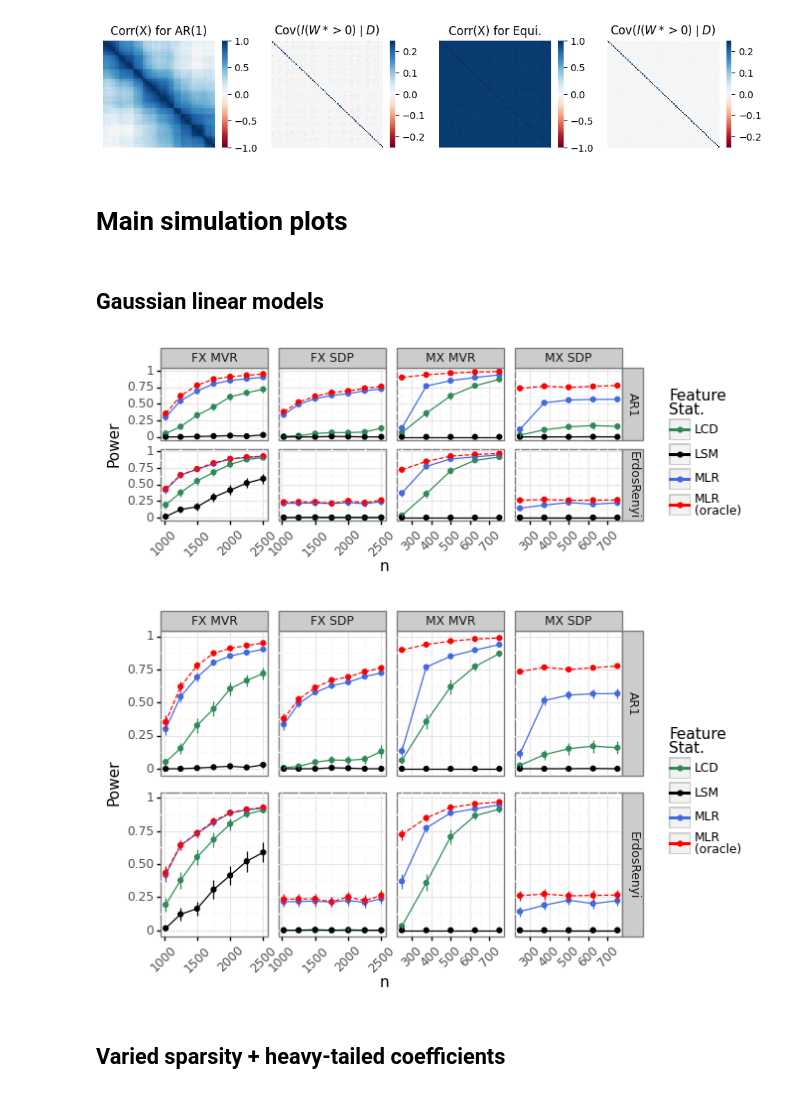
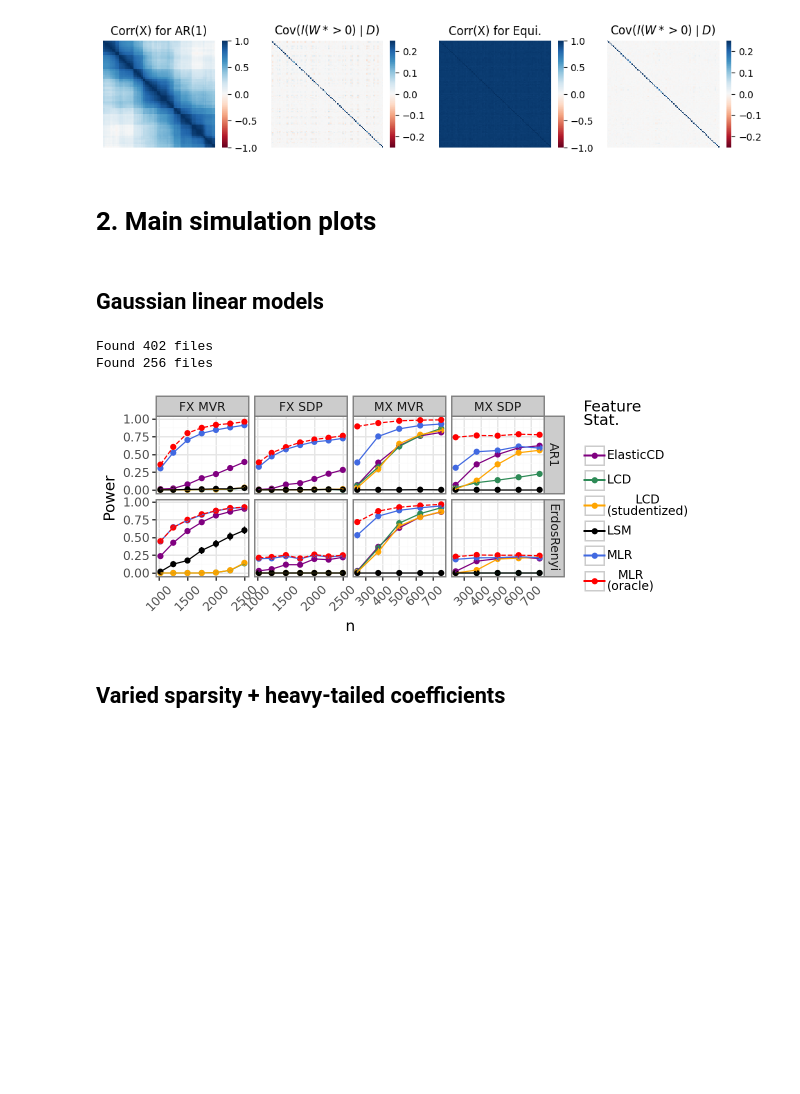
Before and after one commit to amspector100/mlr_knockoff_paper, a Jupyter notebook: final-plots/final_plots.ipynb, the cells around one changed output. Saved outputs shown, nothing was run; the diff lists cells and outputs as text; code cells hidden in the pictures; blank space fills up the shorter version.

```diff
--- a/final-plots/final_plots.ipynb
+++ b/final-plots/final_plots.ipynb
@@ -10,7 +12,6 @@ import numpy as np
 import scipy as sp
 import pandas as pd
 from scipy import stats
-import scipy.special
 sys.path.insert(0, "../../../knockpy-dev/knockpy/")
 import knockpy
 print(knockpy.__version__)
@@ -28,10 +29,11 @@ def calc_mean_sem(data, group_vals, meas, trunc_zero=True):
     Groups data by group_vals and then calculates mean, standard error
     for each column.
     """
-    agg_df = data.groupby(group_vals)[meas].agg(['mean', 'sem']).reset_index()
+    agg_df = data.groupby(group_vals)[meas].agg(['mean', 'sem', 'count']).reset_index()
     for m in meas:
         agg_df[f'{m}_mean'] = agg_df[m]['mean']
         agg_df[f'{m}_se'] = agg_df[m]['sem']
+        agg_df[f'{m}_count'] = agg_df[m]['count']
         agg_df[f'{m}_ymin'] =  agg_df[f'{m}_mean'] - 2*agg_df[f'{m}_se']
         if trunc_zero:
             agg_df[f'{m}_ymin'] = np.maximum(0, agg_df[f'{m}_ymin'])
@@ -316,30 +362,25 @@ Power is 0.1
 Maximum off-diagonal element is 0.024290819081908138.
 [figure]
 # %% [markdown]
-# Main simulation plots
+# 2. Main simulation plots
 # %% [markdown]
 ## Gaussian linear models
 # %%
-dates = ['2022-08-19', '2022-08-19', '2022-08-21']# '2022-08-17']
-times = ['00-49-58', '00-50-43', '16-09-18']
-dfs = []
-for d, t in zip(dates, times):
-    df = pd.read_csv(f"../data/main/{d}/{t}/results.csv")
-    dfs.append(df)
-all_df = pd.concat(dfs)
+all_df = load_data_by_job_id("1504858")
+all_df = all_df.loc[all_df['mx']] # there was a bug with the FX sim on this run
+all_df = pd.concat([all_df, load_data_by_job_id("1601609")])
 all_df['mx'] = all_df['mx'].astype(str).map({"True":"MX", "False":"FX"})
-all_df['fstat'] = all_df['fstat'].map({
-    "mlr":'MLR',
-    "lcd":"LCD", "lsm":"LSM",
-    "oracle":"MLR\n(oracle)",
-})
 all_df['Knockoff_Type'] = all_df['mx'] + " " + all_df['knockoff_type'].str.upper()
-all_df['covmethod'] = all_df['covmethod'].map({"ar1":"AR1", "ver":"ErdosRenyi"})
+all_df['covmethod'] = all_df['covmethod'].str.lower().map({"ar1":"AR1", "ver":"ErdosRenyi"})
 
 
 all_df = all_df.loc[
     ((all_df['mx'] != 'MX') |
-    (all_df['coeff_size'] == 1.0)) &
-    (all_df['n'] > 125)
+    (all_df['coeff_size'] == 1.0))
+    & (all_df['n'] > 125)
 ]
-all_df['oracle'] = all_df['fstat'].str.contains("oracle")
+all_df['oracle'] = all_df['fstat'].str.lower().str.contains("oracle")
+all_df = all_df.loc[all_df['fstat'] != 'AMLR']
+# %% [output]
+Found 402 files
+Found 256 files
@@ -350,43 +389,41 @@ agg_df = calc_mean_sem(
     all_df,
     group_vals=[
         'n', 'p', 'Knockoff_Type', 'fstat', 'q',
         'coeff_size', 'sparsity', 'covmethod', 'oracle'
     ],
     meas=['power', 'fdp', 'ko_time', 'fstat_time'],
 )
-
 meas = 'power'
 g = (
     ggplot(
         agg_df.loc[agg_df['q'].isin([0.05])],
         aes(x='n', y=f"{meas}_mean", color='fstat')
     ) +
     geom_point() +
     geom_line(aes(linetype='oracle')) +
     geom_errorbar(aes(ymin=f"{meas}_ymin", ymax=f"{meas}_ymax")) +
     facet_grid("covmethod~Knockoff_Type", scales='free_x') +
     theme_bw() +
     theme(
-        figure_size=(6,2),
+        figure_size=(6,2.5),
         axis_text_x=element_text(rotation=45),
         subplots_adjust={'wspace':0.10, 'hspace':0.12},
     ) +
     labs(
         #title="Power for Gaussian linear models",
         y='Power', x='n', color='Feature\nStat.\n',
     ) +
-    scale_color_manual(['seagreen', 'black', 'royalblue', 'red']) +
-    scale_linetype_discrete(guide=False)
+    scale_color_manual(['purple', 'seagreen', 'orange', 'black', 'royalblue', 'red']) +
+    scale_linetype_discrete(guide=None)
     #scale_color_manual(['blue', 'red', 'orange', 'cornflowerblue'])
 )
-print(g)
+display(g)
 g.save("section3/linear_model.png", dpi=500)
-g += theme(figure_size=(6,4))
-print(g)
-g.save("presentation/section3/linear_model.png", dpi=500)
+#g += theme(figure_size=(6,4))
+#display(g)
+#g.save("presentation/section3/linear_model.png", dpi=500)
 # %% [output]
-[figure, old version]
+[figure, new version]
-[figure, removed]
 # %% [markdown]
 ## Varied sparsity + heavy-tailed coefficients
 # %%
```
Also changed, not shown: parts of 25 cells of this notebook, 17 other files.
